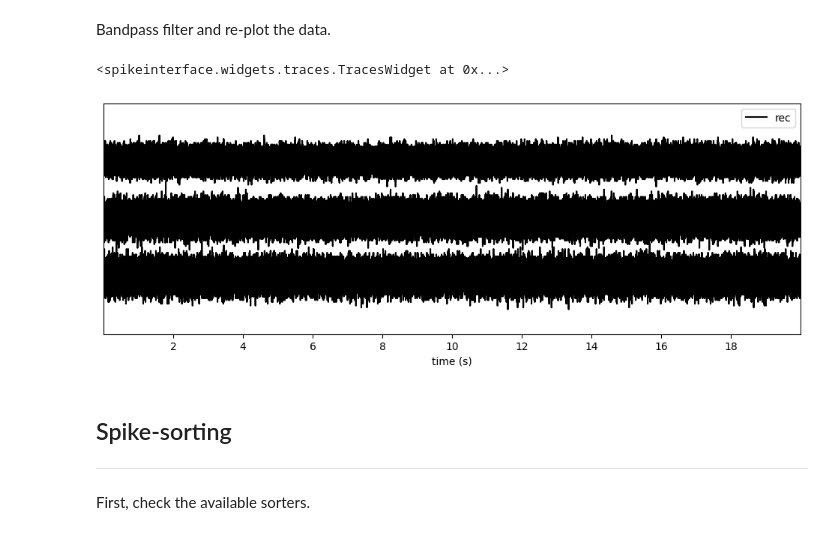
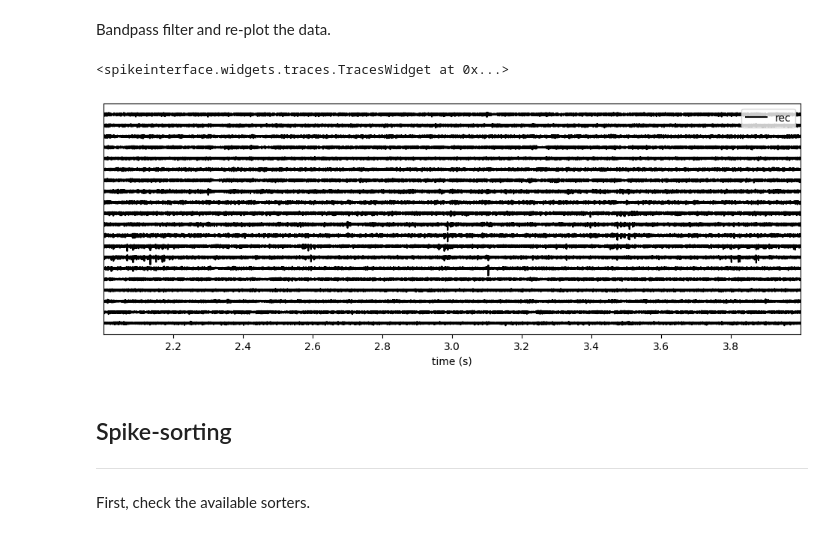
Before and after one commit to mzabolocki/3brain_gradelab, a Jupyter notebook: ssort_brw_demo.ipynb, the cells around one changed output. Drawn from its saved outputs; the diff is of its cells as text; code cells hidden in the pictures.

Commit message:
update all channels

```diff
--- a/ssort_brw_demo.ipynb
+++ b/ssort_brw_demo.ipynb
@@ -76,7 +85,7 @@ si.plot_traces(RX, time_range=[0,20], ax=ax, channel_ids=chans, color='k')
 # %% [markdown]
 Bandpass filter.
 # %%
-RX_filtered_bpass = si.bandpass_filter(RX, freq_min=300, freq_max=3000)
+RX_filtered_bpass = si.bandpass_filter(RX_filtered, freq_min=300, freq_max=3000)
 RX_filtered_bpass
 # %% [output]
 BandpassFilterRecording: 4096 channels - 13.8kHz - 1 segments - 2,066,017 samples
@@ -84,5 +105,9 @@ BandpassFilterRecording: 4096 channels - 13.8kHz - 1 segments - 2,066,017 sample
 # %% [markdown]
 Remove bad channels.
+# %%
+chans2keep = ['2825','2826','2827', '2828', '2829', '2830', '2831', '2832', '2833', '2834', '2835', '2836', '2837', '2838', '2840', '2841', '2842', '2843', '2844', '2845']
+# %%
+rec_clean = RX_filtered_bpass.select_channels(chans2keep)
 # %%
 # # detect
 # bad_channel_ids, channel_labels = st.detect_bad_channels(recording=RX_filtered_bpass)
@@ -93,7 +122,7 @@ Remove bad channels.
 # %% [markdown]
 Common median reference.
 # %%
-recording_cmr = st.common_reference(recording=RX_filtered_bpass, operator="median")
+recording_cmr = st.common_reference(recording=rec_clean, operator="median")
 # %% [markdown]
 Normalize the recordings. Apply the gains and offsets.
 # %%
@@ -102,10 +131,10 @@ Normalize the recordings. Apply the gains and offsets.
 Bandpass filter and re-plot the data.
 # %%
 fig, ax = plt.subplots(1, 1, figsize=(12, 4))
-si.plot_traces(recording_cmr, time_range=[0,20], ax=ax, channel_ids=chans)
+si.plot_traces(recording_cmr, time_range=[2,4], ax=ax)
 # %% [output]
 <spikeinterface.widgets.traces.TracesWidget at 0x...>
-[figure, old version]
+[figure, new version]
 # %% [markdown]
 ## Spike-sorting
 -----
```
Also changed, not shown: parts of 43 cells of this notebook, 2 other files.
